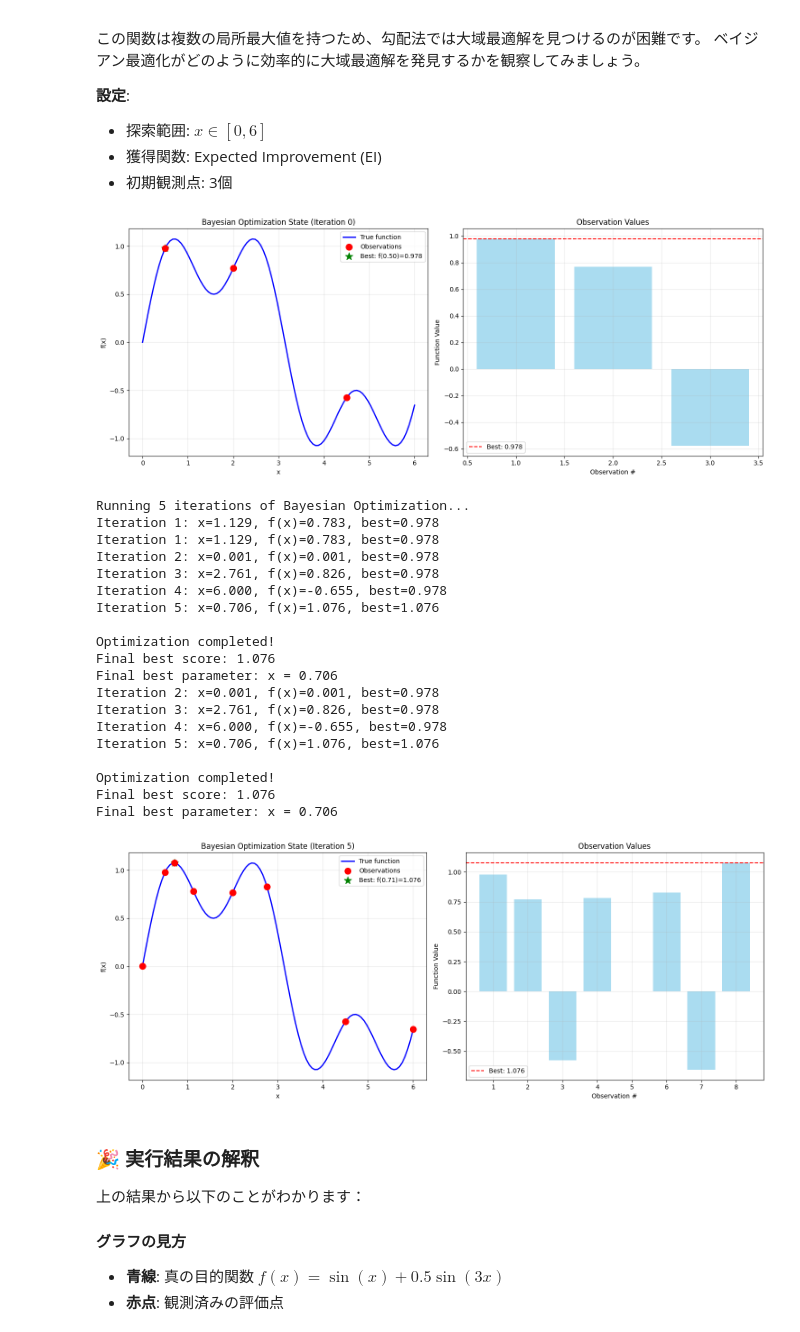
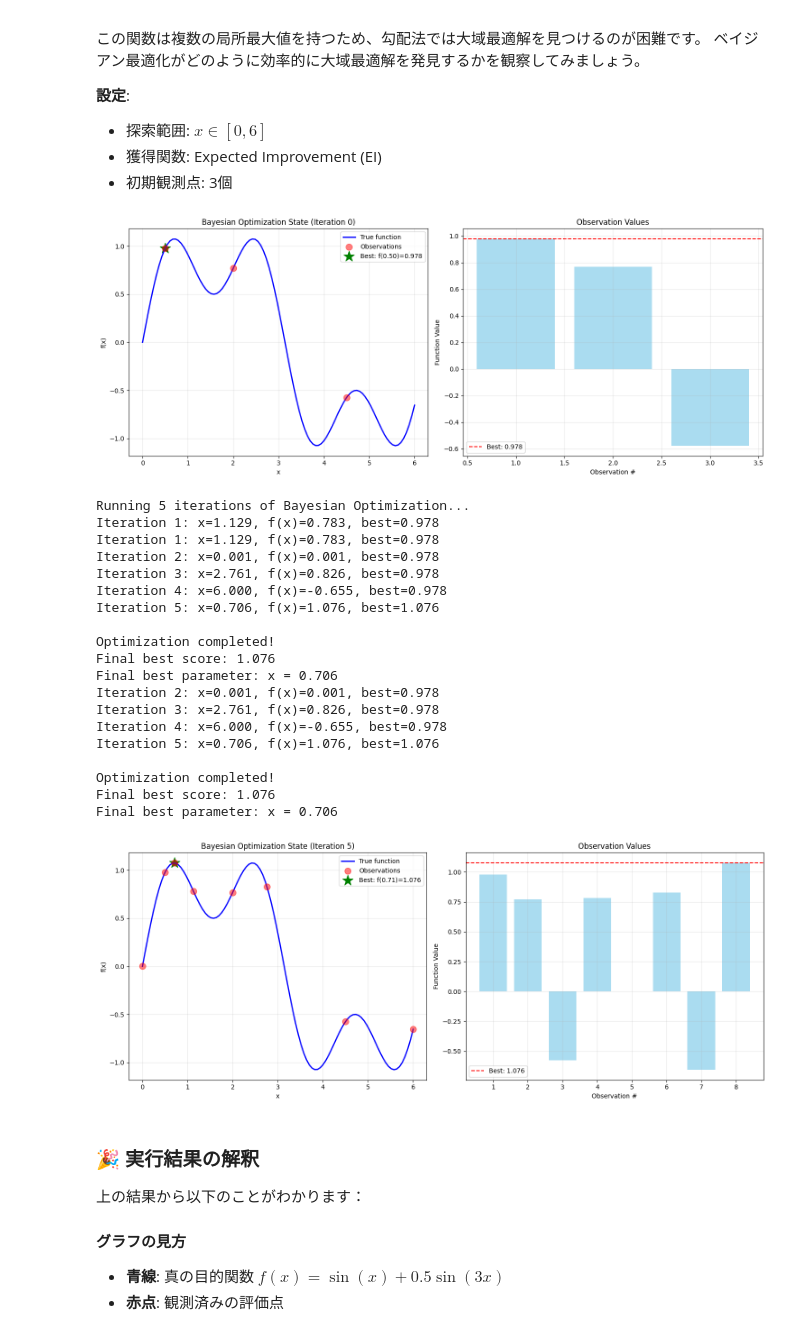
Before and after one commit to s-ohtake/LightningBO, a Jupyter notebook: docs/LightningBO.ipynb, the cells around one changed output. Cells and saved outputs as stored; diff of their text form; code cells hidden in the pictures.

```diff
--- a/docs/LightningBO.ipynb
+++ b/docs/LightningBO.ipynb
@@ -291,9 +291,19 @@ def visualize_bo_state(opt_state, domain_range=(0, 6), iteration=0):
 
     # Plot 1: Current observations and best point
     ax1.plot(x_test, y_true, 'b-', linewidth=2, label='True function')
-    ax1.scatter(valid_x, valid_y, c='red', s=100, zorder=5, label='Observations')
-    ax1.scatter(opt_state.best_params["x"], opt_state.best_score,
-               c='green', s=150, marker='*', label=f'Best: f({float(opt_state.best_params["x"]):.2f})={float(opt_state.best_score):.3f}')
+    ax1.scatter(valid_x, valid_y, c='red', s=100, zorder=5, label='Observations', alpha=0.5)
+    # best_x, best_scoreをスカラー化し、配列の場合は最初の要素のみ描画
+    best_x_raw = opt_state.best_params["x"]
+    best_score_raw = opt_state.best_score
+    if hasattr(best_x_raw, "__len__") and not jnp.isscalar(best_x_raw):
+        best_x = float(best_x_raw[0])
+    else:
+        best_x = float(best_x_raw)
+    if hasattr(best_score_raw, "__len__") and not jnp.isscalar(best_score_raw):
+        best_score = float(best_score_raw[0])
+    else:
+        best_score = float(best_score_raw)
+    ax1.scatter(best_x, best_score, c='green', s=300, marker='*', label=f'Best: f({best_x:.2f})={best_score:.3f}')
 
     ax1.set_xlabel('x')
     ax1.set_ylabel('f(x)')
@@ -336,39 +346,39 @@ for iteration in range(1, max_iterations + 1):
     opt_state = optimizer.fit(opt_state, y_new, suggested_params)
 
     # Convert to scalars for printing (handle potential arrays)
-    x_val = float(x_new) if jnp.isscalar(x_new) or x_new.ndim == 0 else float(x_new[0])
-    y_val = float(y_new) if jnp.isscalar(y_new) or y_new.ndim == 0 else float(y_new[0])
+    x_val = float(x_new) if jnp.isscalar(x_new) or getattr(x_new, "ndim", 0) == 0 else float(x_new[0])
+    y_val = float(y_new) if jnp.isscalar(y_new) or getattr(y_new, "ndim", 0) == 0 else float(y_new[0])
 
     print(f"Iteration {iteration}: x={x_val:.3f}, f(x)={y_val:.3f}, best={float(opt_state.best_score):.3f}")
 
 print(f"\nOptimization completed!")
 print(f"Final best score: {float(opt_state.best_score):.3f}")
 print(f"Final best parameter: x = {float(opt_state.best_params['x']):.3f}")
 
 # Visualize final state
 _ = visualize_bo_state(opt_state, iteration=max_iterations)
 # %% [output]
-[figure, old version]
+[figure, new version]
 Running 5 iterations of Bayesian Optimization...
 Iteration 1: x=1.129, f(x)=0.783, best=0.978
 Iteration 1: x=1.129, f(x)=0.783, best=0.978
 Iteration 2: x=0.001, f(x)=0.001, best=0.978
 Iteration 3: x=2.761, f(x)=0.826, best=0.978
 Iteration 4: x=6.000, f(x)=-0.655, best=0.978
 Iteration 5: x=0.706, f(x)=1.076, best=1.076
 
 Optimization completed!
 Final best score: 1.076
 Final best parameter: x = 0.706
 Iteration 2: x=0.001, f(x)=0.001, best=0.978
 Iteration 3: x=2.761, f(x)=0.826, best=0.978
 Iteration 4: x=6.000, f(x)=-0.655, best=0.978
 Iteration 5: x=0.706, f(x)=1.076, best=1.076
 
 Optimization completed!
 Final best score: 1.076
 Final best parameter: x = 0.706
-[figure, old version]
+[figure, new version]
 # %% [markdown]
 ### 🎉 実行結果の解釈
 
```
Also changed, not shown: parts of 5 cells of this notebook, 2 other files.
